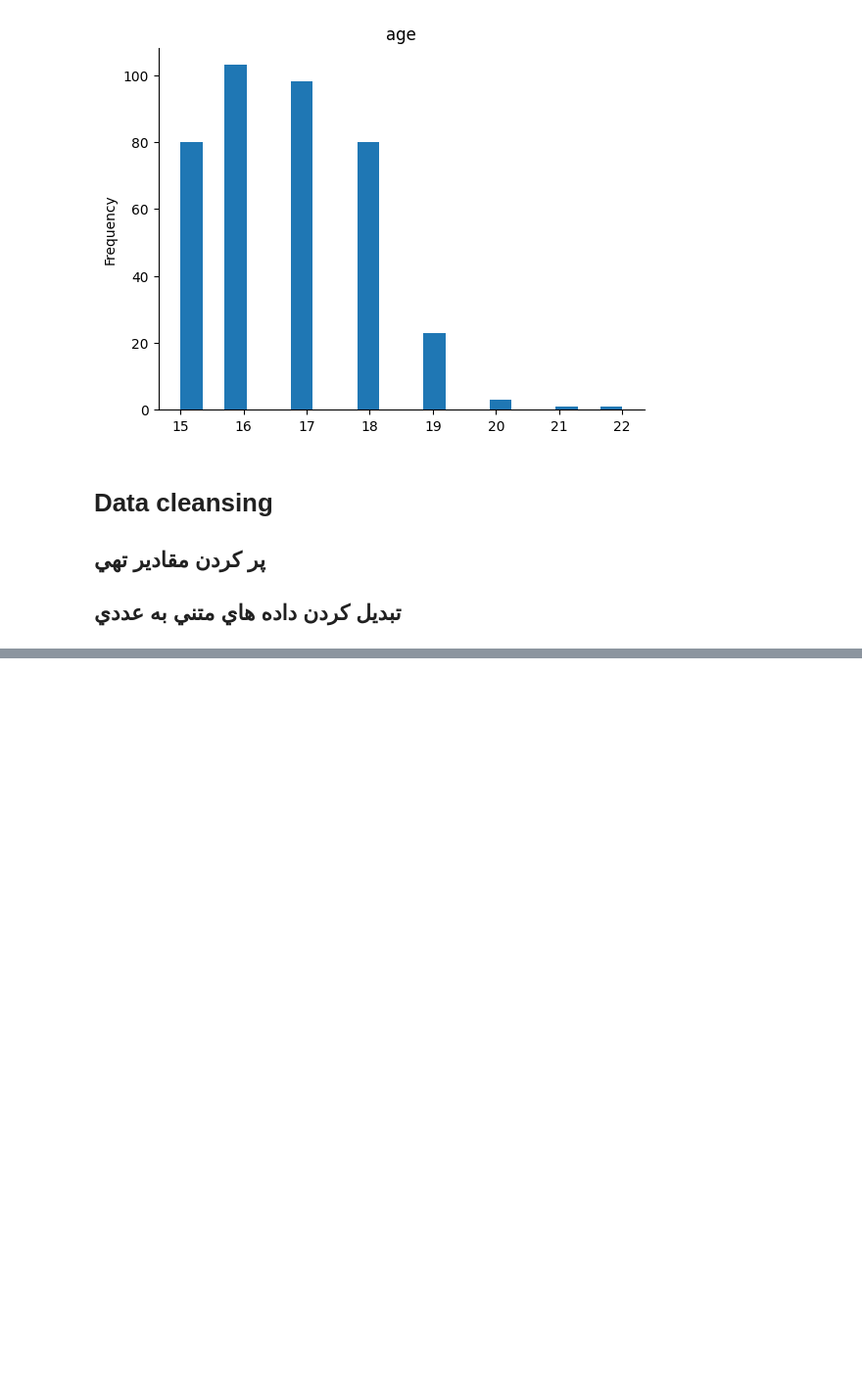
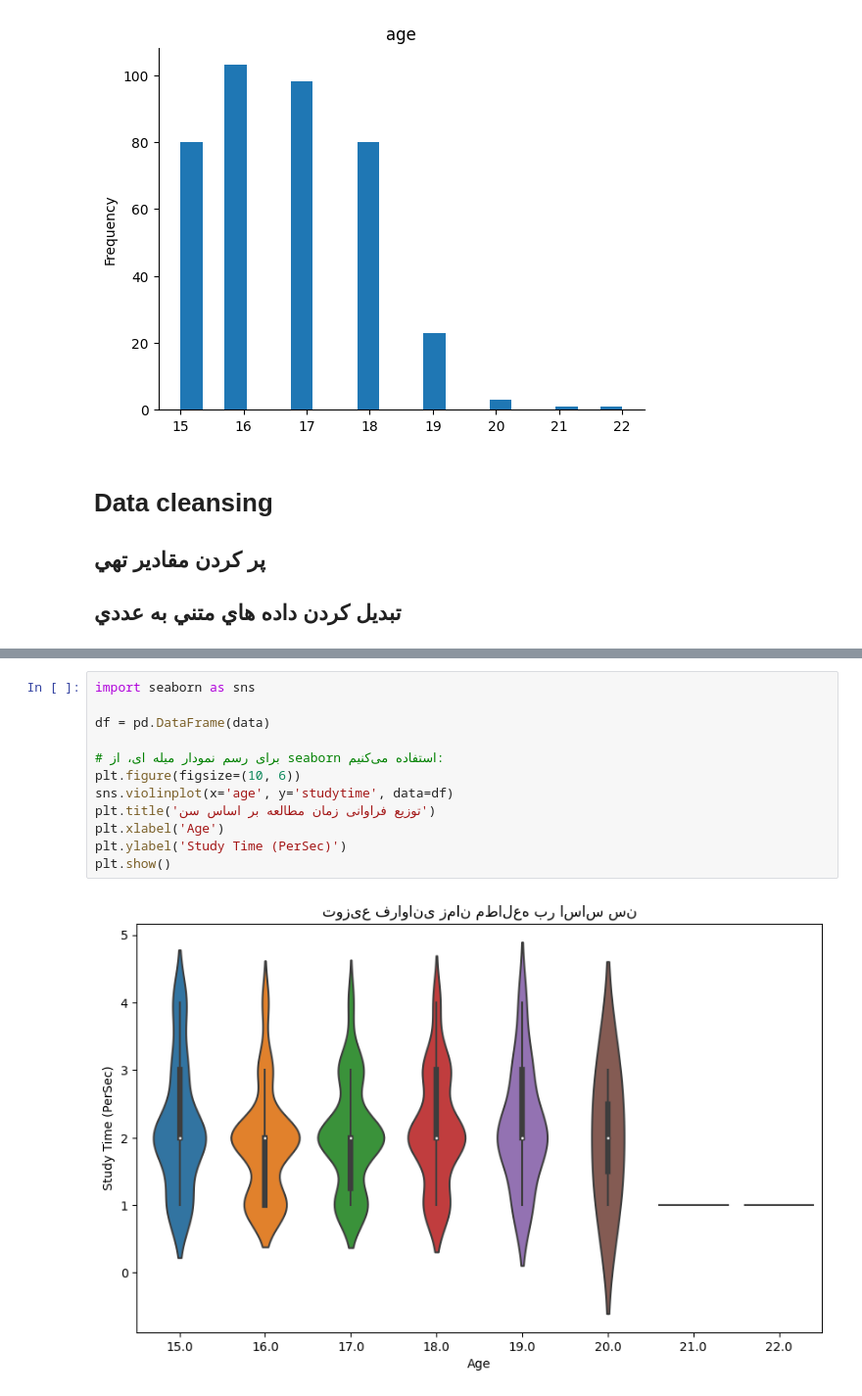
Before and after one commit to AmirNBA9/MachineLearning, a Jupyter notebook: Examin-Num01.ipynb, the cells around one changed output, grey strips where cells are left out. Shown: that part at 98% size. Saved outputs shown, nothing was run; the diff lists cells and outputs as text; blank space fills up the shorter version.

```diff
--- a/Examin-Num01.ipynb
+++ b/Examin-Num01.ipynb
@@ -154,0 +207,14 @@ NameError: ignored
+# %%
+import seaborn as sns
+
+df = pd.DataFrame(data)
+
+# برای رسم نمودار میله ای، از seaborn استفاده می‌کنیم:
+plt.figure(figsize=(10, 6))
+sns.violinplot(x='age', y='studytime', data=df)
+plt.title('توزیع فراوانی زمان مطالعه بر اساس سن')
+plt.xlabel('Age')
+plt.ylabel('Study Time (PerSec)')
+plt.show()
+# %% [output]
+[figure, added]
```
Also changed, not shown: parts of 22 cells of this notebook.
